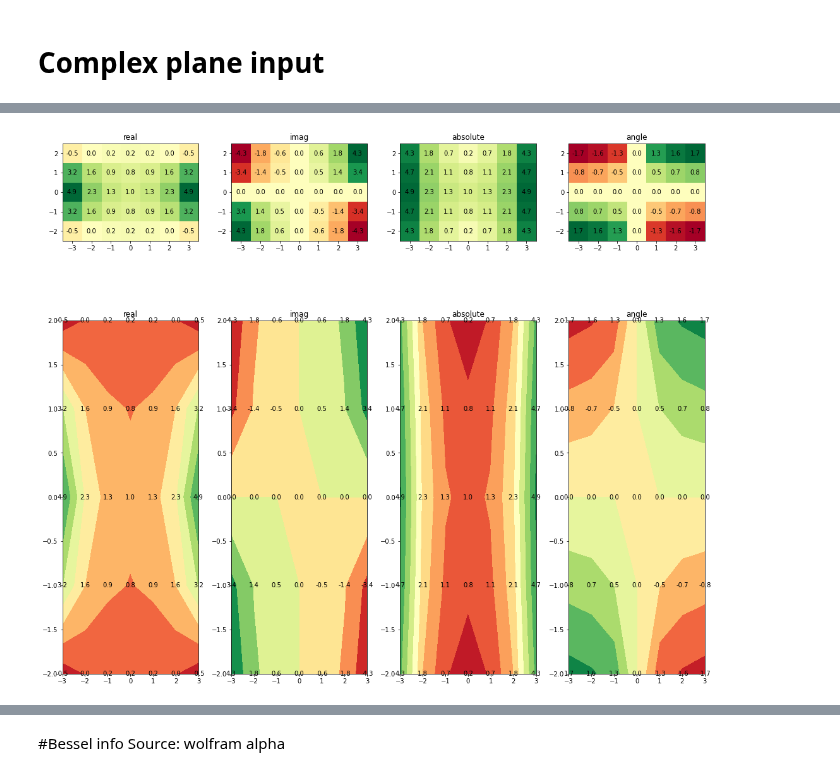
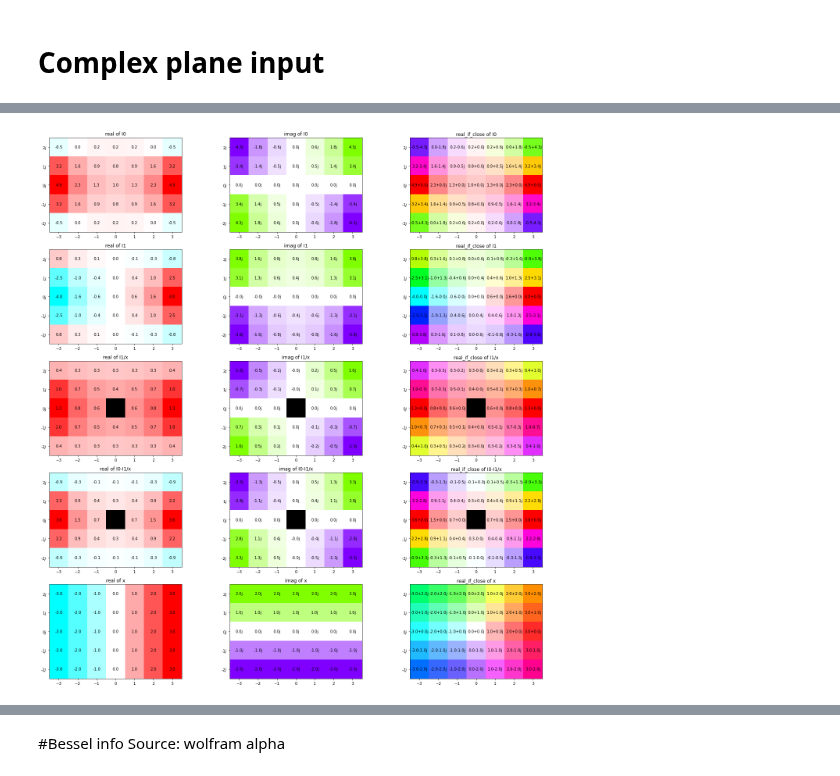
Before and after one commit to ryerrabelli/Yerrabelli-Spector-Poroelastic-Model-Code, a Jupyter notebook: src/TestBessel.ipynb, the cells around one changed output, grey strips where cells are left out. Saved outputs shown, nothing was run; the diff lists cells and outputs as text; code cells hidden in the pictures.

Commit message:
Created 2D color heatmap

```diff
--- a/src/TestBessel.ipynb
+++ b/src/TestBessel.ipynb
@@ -319,51 +345,80 @@ display(df_eval)
 # %%
 from itertools import cycle
+import inspect
 
-methods = [ np.real, np.imag, np.abs, np.angle]  # convert complex to float
+use_contourf = False
+#methods = [ np.real, np.imag, np.abs, np.angle]  # convert complex to float
+methods = [ np.real, np.imag, np.real_if_close]
+method_output_formats = ["","j","",""]
+always_use_2D_colors = True
 
 re_parts = np.arange(-3,3+1)
 im_parts = np.arange(-2,2+1)
-re_min = np.min(re_parts)
-re_max = np.max(re_parts)
-im_min = np.min(im_parts)
-im_max = np.max(im_parts)
+re_min = np.nanmin(re_parts)
+re_max = np.nanmax(re_parts)
+im_min = np.nanmin(im_parts)
+im_max = np.nanmax(im_parts)
+print(f"{re_min}->{re_max}, {im_min}j->{im_max}j")
 
 re_grid, im_grid = np.meshgrid(re_parts, im_parts, sparse=False, indexing='xy')
 input_grid = re_grid + im_grid*1j
 
-func = lambda x: x*x
-func = I0
+funcs = [
+         ("I0",I0),
+         ("I1",I1),
+         ("I1/x",  lambda x: I1(x)/x) ,
+         ("I0-I1/x",lambda x: I0(x)-I1(x)/x),
+         ("x", lambda x: x)
+         ]
+#func_names = ["I0","I1","I1/x","I0-I1/x","x"]
 
-print(input_grid)
-fig, axs = plt.subplots(nrows=2, ncols=len(methods), figsize=(15, 15),
-                        subplot_kw={
-                            #'xticks': np.arange(len(re_parts)),
-                            #'xticklabels': ["{:6.1f}".format(i) for i in re_parts ]
-                            #'yticks': im_parts,
-                            }
-                        )
+#print(input_grid)
+
+print( np.real(funcs[2][1](input_grid)) )
+
+
+
 
 for ind, (ax, method) in enumerate(zip(axs.flat, cycle(methods) )):
     row_num, col_num = divmod(ind, len(methods))
-    output = method( func(input_grid) )
-    if row_num==0: #ind < len(methods):
+    output =  funcs[row_num][1](input_grid)
+    output_trfm = method(output)
+    if use_contourf:
+        #ax.pcolormesh( re_grid, im_grid, output_trfm )
+        ax.contourf( re_grid, im_grid, output_trfm, cmap='RdYlGn' )  #PuOr
+    else:
+        if always_use_2D_colors or np.any(np.iscomplex(output_trfm)):
+            if method_output_formats[col_num].strip() in ["j","i"]:
+                output_disp = complex_array_to_rgb(output_trfm*1j)
+            else:
+                output_disp = complex_array_to_rgb(output_trfm)
+            print(f"Using rgb for plot at r={row_num}, c={col_num}")
+            cmap_to_use = None
+        else:
+            output_disp = output_trfm
+            print(f"NOT using rgb for plot at r={row_num}, c={col_num}")
+            cmap_to_use = 'RdYlGn'
+        fig=ax.imshow( output_disp,origin='lower', cmap=cmap_to_use,
+                  extent=np.array([re_min-0.5,re_max+0.5,im_min-0.5,im_max+0.5]), #[-3.5,3.5,-2.5,2.5]
+                  vmin=-np.nanmax(np.abs(output_trfm)),
+                  vmax=+np.nanmax(np.abs(output_trfm)),
+                  )
 
-        ax.imshow( output, cmap='RdYlGn',origin='lower',
-                  extent=np.array([re_min-0.5,re_max+0.5,im_min-0.5,im_max+0.5]), #[-3.5,3.5,-2.5,2.5]
-                  vmin=-np.max(np.abs(output)),
-                  vmax=+np.max(np.abs(output)),
-                  )
-    else:
-        #ax.pcolormesh( re_grid, im_grid, output )
-        ax.contourf( re_grid, im_grid, output, cmap='RdYlGn' )  #PuOr
 
     # Loop over data dimensions and create text annotations.
     for ind1, re_part in enumerate(re_parts):
         for ind2, im_part in enumerate(im_parts):
-            text = ax.text(re_part, im_part, "{:.1f}".format(output[ind2][ind1]),
-                            ha="center", va="center", color="k")
-    ax.set_title(method.__name__)
+            label = "{:.1f}".format(output_trfm[ind2][ind1])+method_output_formats[col_num]
+            #label = "{:.1f}".format(output[ind2][ind1])
+            #label = "{:.1f}".format(np.real_if_close(output[ind2][ind1]))
+            text = ax.text(re_part, im_part, label,
+                           ha="center", va="center", color="k",
+                           #bbox=dict(facecolor='white', alpha=0.1),
+                           )
 
+    ax.set_title(method.__name__ + " of "+ funcs[row_num][0])
+    ax.yaxis.set_major_formatter(matplotlib.ticker.FormatStrFormatter('%d$j$'))
+    #plt.colorbar(fig, cax=ax)
 
 
 plt.tight_layout()
@@ -378,4 +454,4 @@ plt.show()
-[figure, old version]
+[figure, new version]
 # %% [markdown]
 # Laplace function relevant properties - for diagnosing errors
 ## Sources:
```
Also changed, not shown: parts of 2 cells of this notebook.
